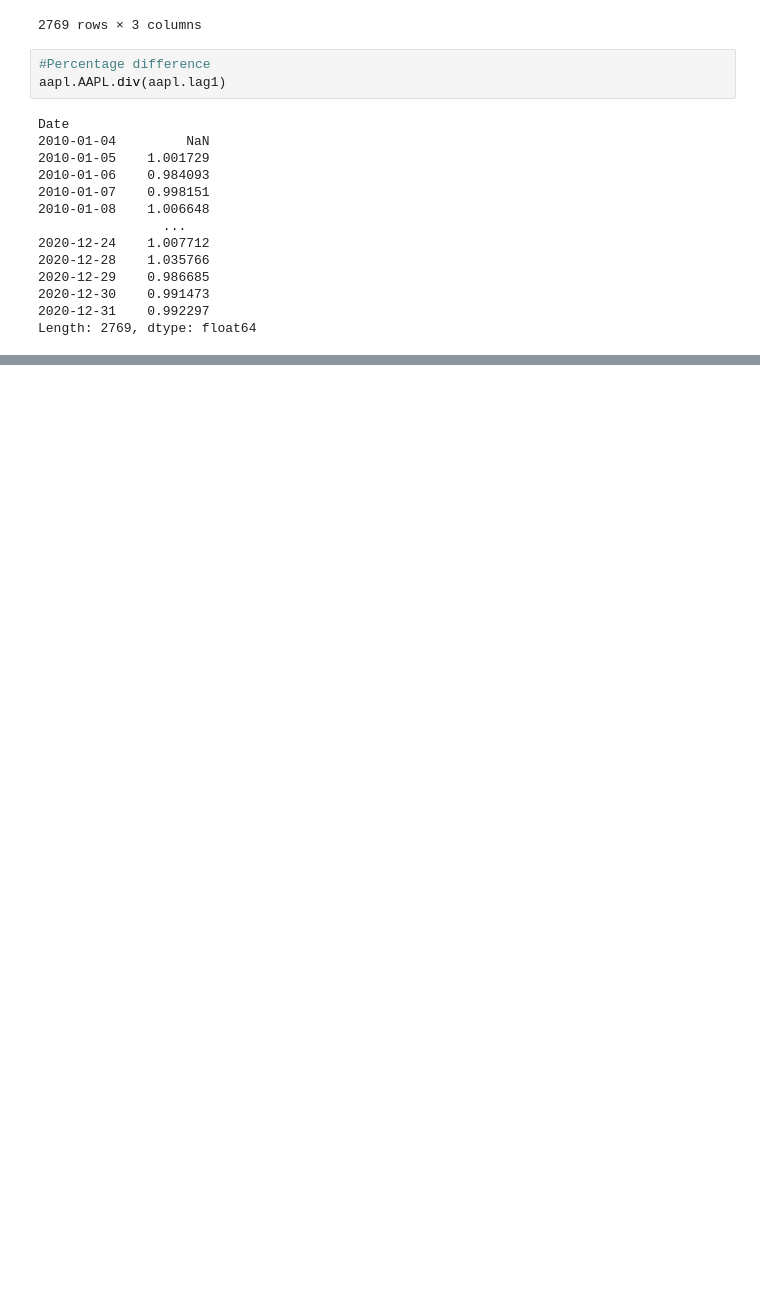
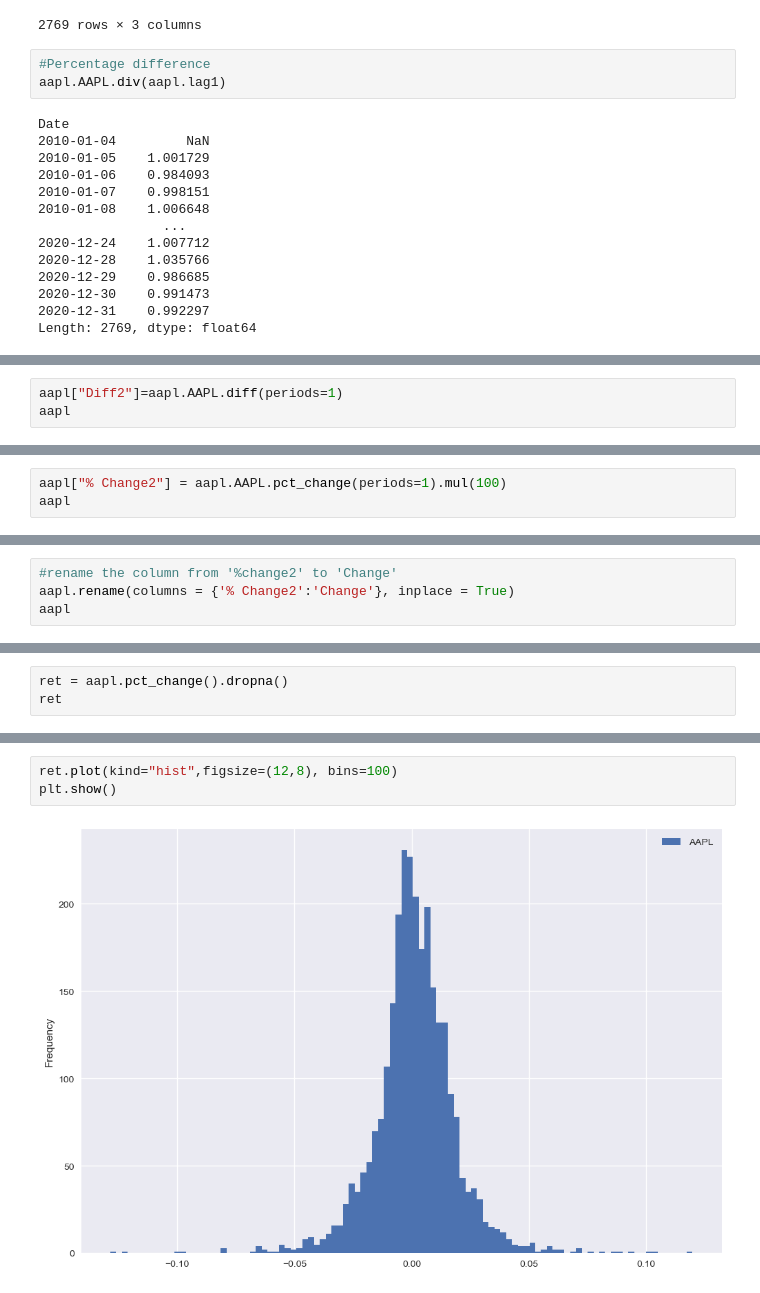
Before and after one commit to Nerevakiin/A_Complete_Algo_Trading_Roadmap, a Jupyter notebook: QuantProgram.ipynb, the cells around one changed output, grey strips where cells are left out. Drawn from its saved outputs; the diff is of its cells as text; blank space fills up the shorter version.

```diff
--- a/QuantProgram.ipynb
+++ b/QuantProgram.ipynb
@@ -459,0 +460,3 @@ aapl
+# %%
+aapl["Diff2"]=aapl.AAPL.diff(periods=1)
+aapl
@@ -459,0 +478,3 @@ aapl
+# %%
+aapl["% Change2"] = aapl.AAPL.pct_change(periods=1).mul(100)
+aapl
@@ -459,0 +514,4 @@ aapl
+# %%
+#rename the column from '%change2' to 'Change'
+aapl.rename(columns = {'% Change2':'Change'}, inplace = True)
+aapl
@@ -459,0 +588,3 @@ aapl
+# %%
+ret = aapl.pct_change().dropna()
+ret
@@ -459,0 +606,5 @@ aapl
+# %%
+ret.plot(kind="hist",figsize=(12,8), bins=100)
+plt.show()
+# %% [output]
+[figure, added]
```
Also changed, not shown: parts of 53 cells of this notebook.
